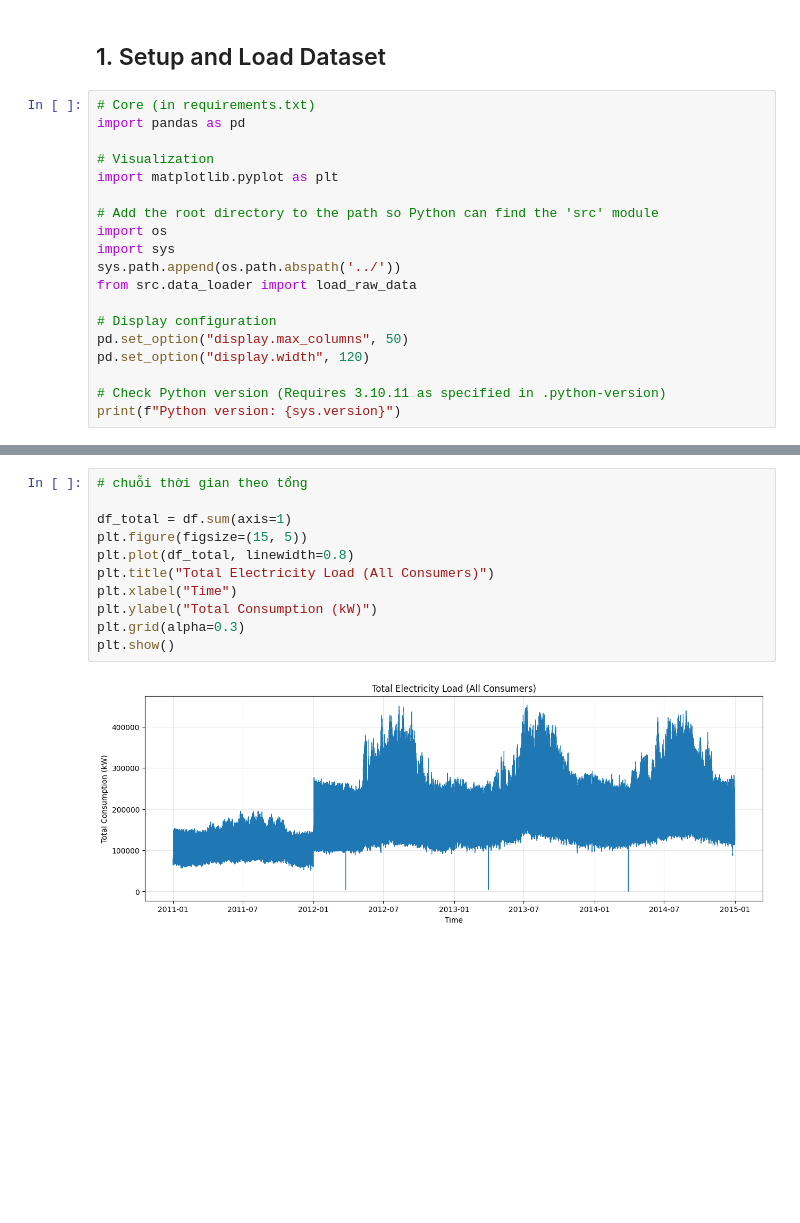
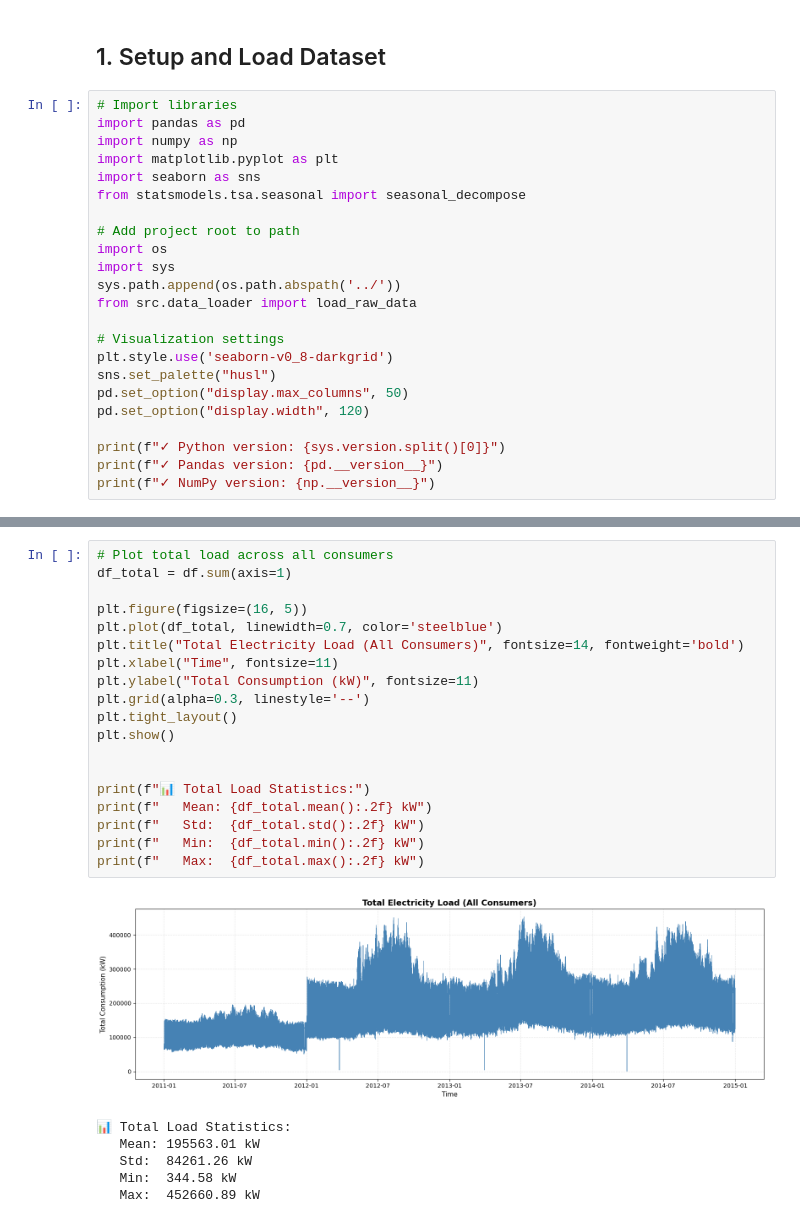
Before and after one commit to Dai-Nguyen1506/Electricity-Load-Diagrams, a Jupyter notebook: notebooks/02_eda.ipynb, the cells around one changed output, grey strips where cells are left out. Cells and saved outputs as stored; diff of their text form; blank space fills up the shorter version.

```diff
--- a/notebooks/02_eda.ipynb
+++ b/notebooks/02_eda.ipynb
@@ -7,22 +21,26 @@
 # %% [markdown]
 ## 1. Setup and Load Dataset
 # %%
-# Core (in requirements.txt)
+# Import libraries
 import pandas as pd
+import numpy as np
+import matplotlib.pyplot as plt
+import seaborn as sns
+from statsmodels.tsa.seasonal import seasonal_decompose
 
-# Visualization
-import matplotlib.pyplot as plt
-
-# Add the root directory to the path so Python can find the 'src' module
+# Add project root to path
 import os
 import sys
 sys.path.append(os.path.abspath('../'))
 from src.data_loader import load_raw_data
 
-# Display configuration
+# Visualization settings
+plt.style.use('seaborn-v0_8-darkgrid')
+sns.set_palette("husl")
 pd.set_option("display.max_columns", 50)
 pd.set_option("display.width", 120)
 
-# Check Python version (Requires 3.10.11 as specified in .python-version)
-print(f"Python version: {sys.version}")
+print(f"✓ Python version: {sys.version.split()[0]}")
+print(f"✓ Pandas version: {pd.__version__}")
+print(f"✓ NumPy version: {np.__version__}")
 # %% [output]
@@ -46,13 +71,26 @@ except Exception as e:
 # %%
-# chuỗi thời gian theo tổng
+# Plot total load across all consumers
+df_total = df.sum(axis=1)
 
-df_total = df.sum(axis=1)
-plt.figure(figsize=(15, 5))
-plt.plot(df_total, linewidth=0.8)
-plt.title("Total Electricity Load (All Consumers)")
-plt.xlabel("Time")
-plt.ylabel("Total Consumption (kW)")
-plt.grid(alpha=0.3)
+plt.figure(figsize=(16, 5))
+plt.plot(df_total, linewidth=0.7, color='steelblue')
+plt.title("Total Electricity Load (All Consumers)", fontsize=14, fontweight='bold')
+plt.xlabel("Time", fontsize=11)
+plt.ylabel("Total Consumption (kW)", fontsize=11)
+plt.grid(alpha=0.3, linestyle='--')
+plt.tight_layout()
 plt.show()
+
+
+print(f"📊 Total Load Statistics:")
+print(f"   Mean: {df_total.mean():.2f} kW")
+print(f"   Std:  {df_total.std():.2f} kW")
+print(f"   Min:  {df_total.min():.2f} kW")
+print(f"   Max:  {df_total.max():.2f} kW")
 # %% [output]
-[figure, old version]
+[figure, new version]
+📊 Total Load Statistics:
+   Mean: 195563.01 kW
+   Std:  84261.26 kW
+   Min:  344.58 kW
+   Max:  452660.89 kW
```
Also changed, not shown: parts of 38 cells of this notebook.
